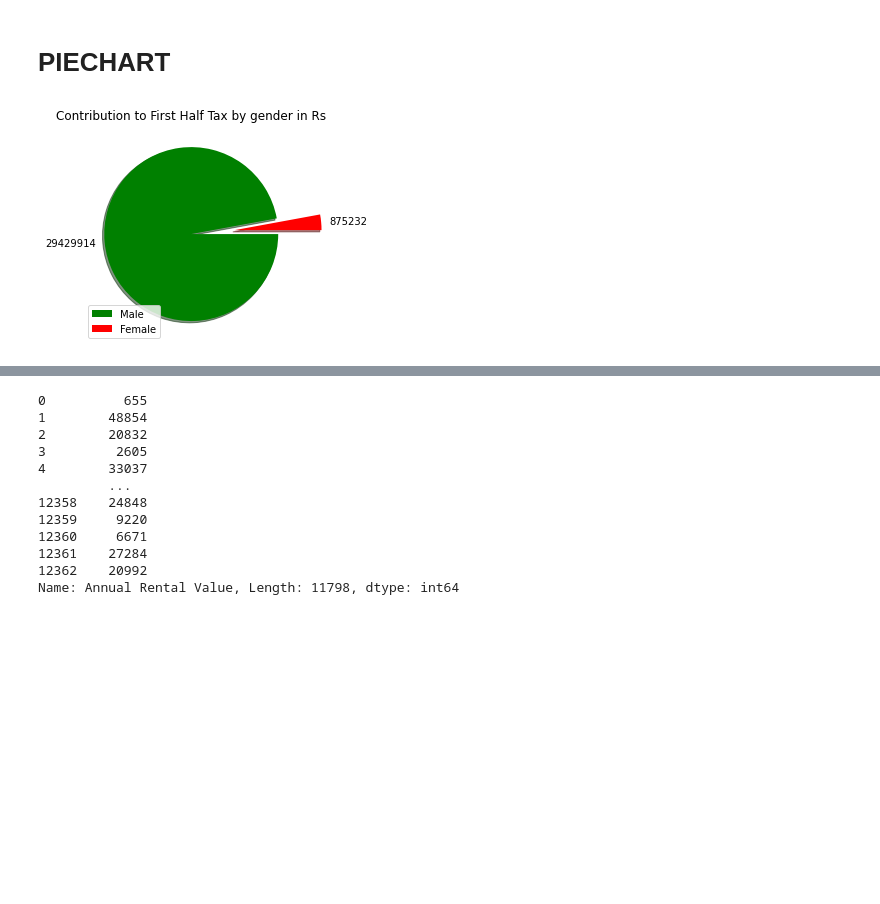
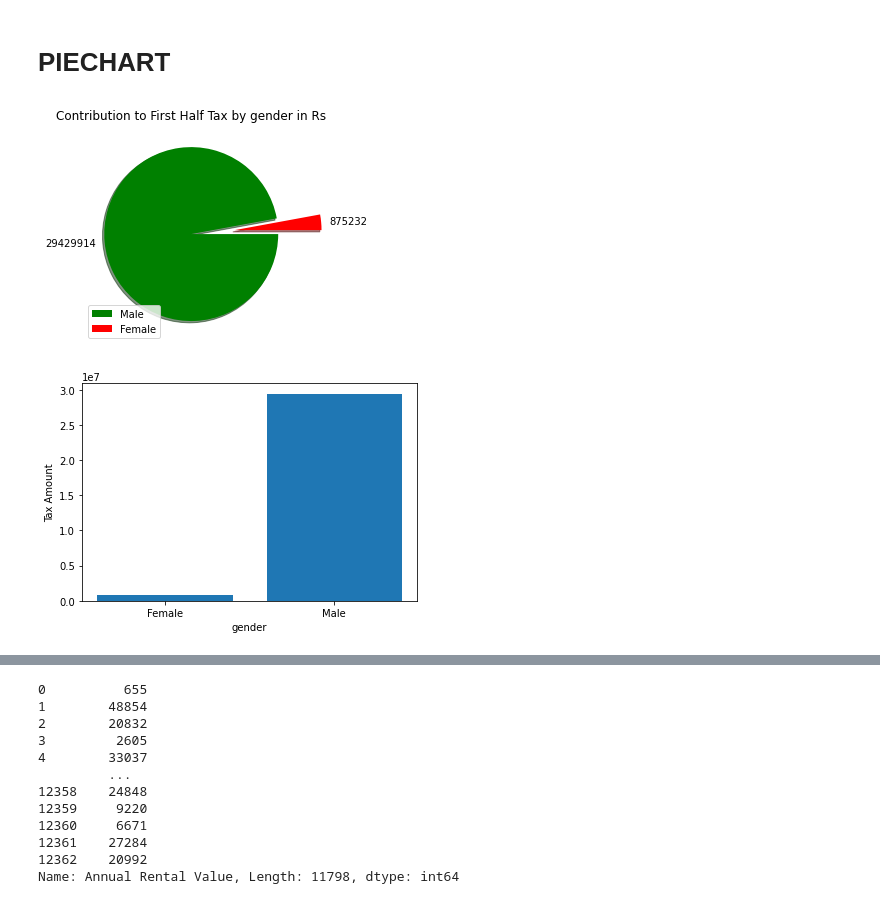
Before and after one commit to AnuravModak/data_analysis, a Jupyter notebook: data_analysis.ipynb, the cells around one changed output, grey strips where cells are left out. Saved outputs shown, nothing was run; the diff lists cells and outputs as text; code cells hidden in the pictures; blank space fills up the shorter version.

```diff
--- a/data_analysis.ipynb
+++ b/data_analysis.ipynb
@@ -194,18 +201,23 @@ print(sum(female["Current First Half Tax"])/sum(female["Current First Half Tax D
 # %%
 # PIE CHART FOR "Current First Half Tax"
 female_first_half=sum(female["Current First Half Tax"].values)
 male_first_half=sum(male["Current First Half Tax"].values)
 labels=["Male","Female"]
 values=[male_first_half,female_first_half]
 explode = (0,0.5)
 plt.pie(values,colors=["green","red"],labels=values,explode=explode,counterclock=False, shadow=True)
 plt.title('Contribution to First Half Tax by gender in Rs')
 
 plt.legend(labels,loc=3)
 
 plt.show()
+
+
+
+bar_graph(["Female","Male"],[sum(female["Current First Half Tax"].values),sum(male["Current First Half Tax"].values)],"gender","Tax Amount")
 # %% [output]
 [figure]
+[figure, added]
 # %%
 # PIE CHART FOR "Current First Half Tax" on propotion
 female_first_half=sum(female["Interest Due on Current First Half Tax Due"].values)/len(female["Assessment Number"].values)
```
Also changed, not shown: parts of 53 cells of this notebook.
